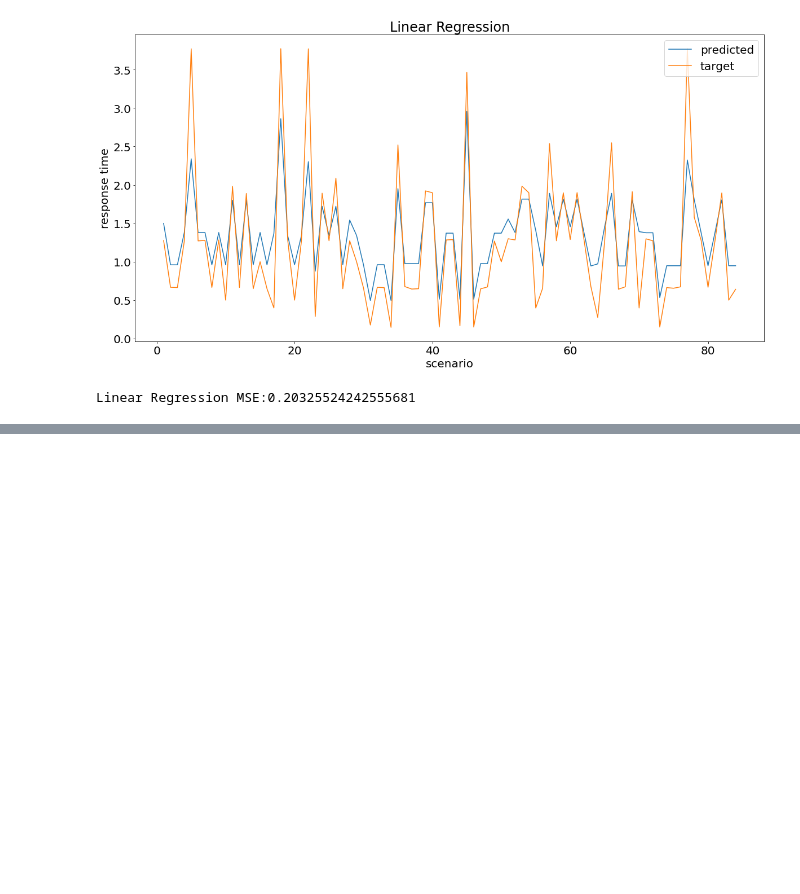
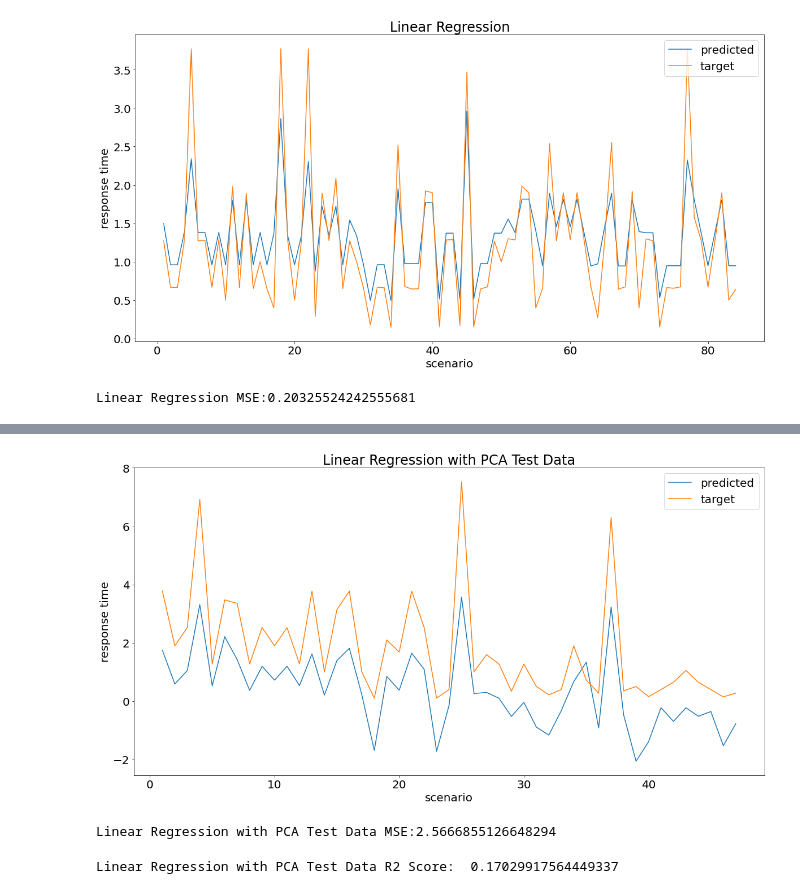
Before and after one commit to rodrigoney/ml-sdn-dado, a Jupyter notebook: training_models.ipynb, the cells around one changed output, grey strips where cells are left out. Cells and saved outputs as stored; diff of their text form; code cells hidden in the pictures; blank space fills up the shorter version.

```diff
--- a/training_models.ipynb
+++ b/training_models.ipynb
@@ -201,0 +320,5 @@ Linear Regression with PCA R2 Score: 0.8920096648878189
+# %%
+reg_pca_fit_model = LinearRegression(positive=True, fit_intercept=False)
+reg_pca_fit_model = reg_pca_fit_model.fit(pca_train, target)
+reg_pca_fit_y_pred = reg_pca_fit_model.predict(pca_test_predict)
+reg_pca_fit_y_pred
@@ -201,0 +336,14 @@ Linear Regression with PCA R2 Score: 0.8920096648878189
+# %%
+plot_predicted_and_target(test_target, reg_pca_fit_y_pred, 'Linear Regression with PCA Test Data')
+# %% [output]
+[figure, added]
+# %%
+reg_fit_pca_mse, reg_fit_pca_mse_raw = get_MSE(test_target, reg_pca_fit_y_pred)
+print("Linear Regression with PCA Test Data MSE: {}".format(reg_fit_pca_mse))
+# %% [output]
+Linear Regression with PCA Test Data MSE:2.5666855126648294
+# %%
+r2_fit_reg_pca = r2_score(test_target, reg_pca_fit_y_pred)
+print("Linear Regression with PCA Test Data R2 Score: ", r2_fit_reg_pca)
+# %% [output]
+Linear Regression with PCA Test Data R2 Score:  0.17029917564449337
```
Also changed, not shown: parts of 55 cells of this notebook, 2 other files.
